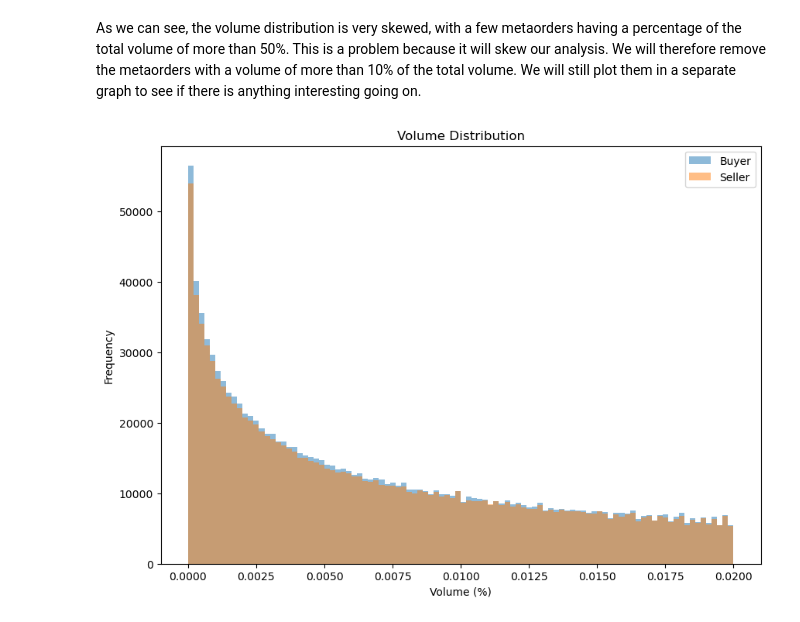
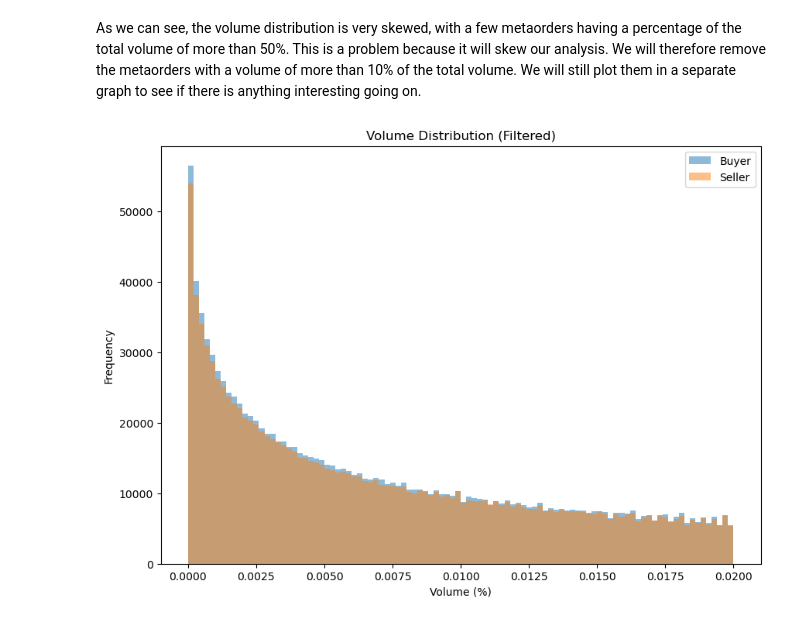
Before and after one commit to Hamzezi/FBD-Project, a Jupyter notebook: trade_impact.ipynb, the cells around one changed output. Saved outputs shown, nothing was run; the diff lists cells and outputs as text; code cells hidden in the pictures.

```diff
--- a/trade_impact.ipynb
+++ b/trade_impact.ipynb
@@ -63,16 +69,17 @@ plt.show();
 As we can see, the volume distribution is very skewed, with a few metaorders having a percentage of the total volume of more than 50%. This is a problem because it will skew our analysis. We will therefore remove the metaorders with a volume of more than 10% of the total volume. We will still plot them in a separate graph to see if there is anything interesting going on.
 # %%
 VOLUME_PCT_THRESHOLD = 0.02
-df_buyer_filtered = df_buyer[df_buyer["volume_pct"] < VOLUME_PCT_THRESHOLD].copy()
+df_buyer_filtered = df_buyer[(df_buyer["volume_pct"] < VOLUME_PCT_THRESHOLD)].copy()
 df_seller_filtered = df_seller[df_seller["volume_pct"] < VOLUME_PCT_THRESHOLD].copy()
 
 plt.figure(figsize=(10, 7))
 plt.hist(df_buyer_filtered["volume_pct"], bins=100, label="Buyer", alpha=0.5)
 plt.hist(df_seller_filtered["volume_pct"], bins=100, label="Seller", alpha=0.5)
 plt.legend()
 plt.xlabel("Volume (%)")
 plt.ylabel("Frequency")
-plt.title("Volume Distribution")
+plt.title("Volume Distribution (Filtered)")
+plt.savefig(os.path.join(PLT_PATH, "volume_dist_filtered.png"))
 plt.show();
 # %% [output]
-[figure, old version]
+[figure, new version]
```
Also changed, not shown: parts of 6 cells of this notebook, 8 other files.
